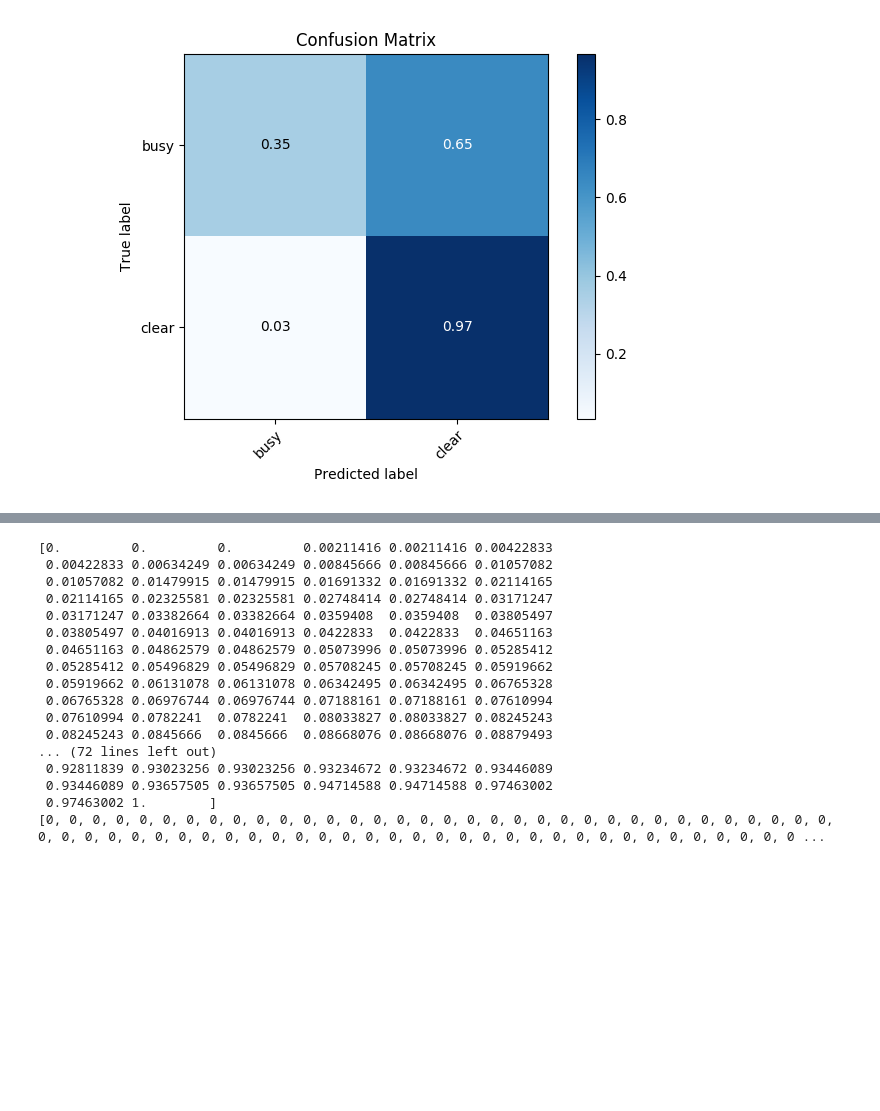
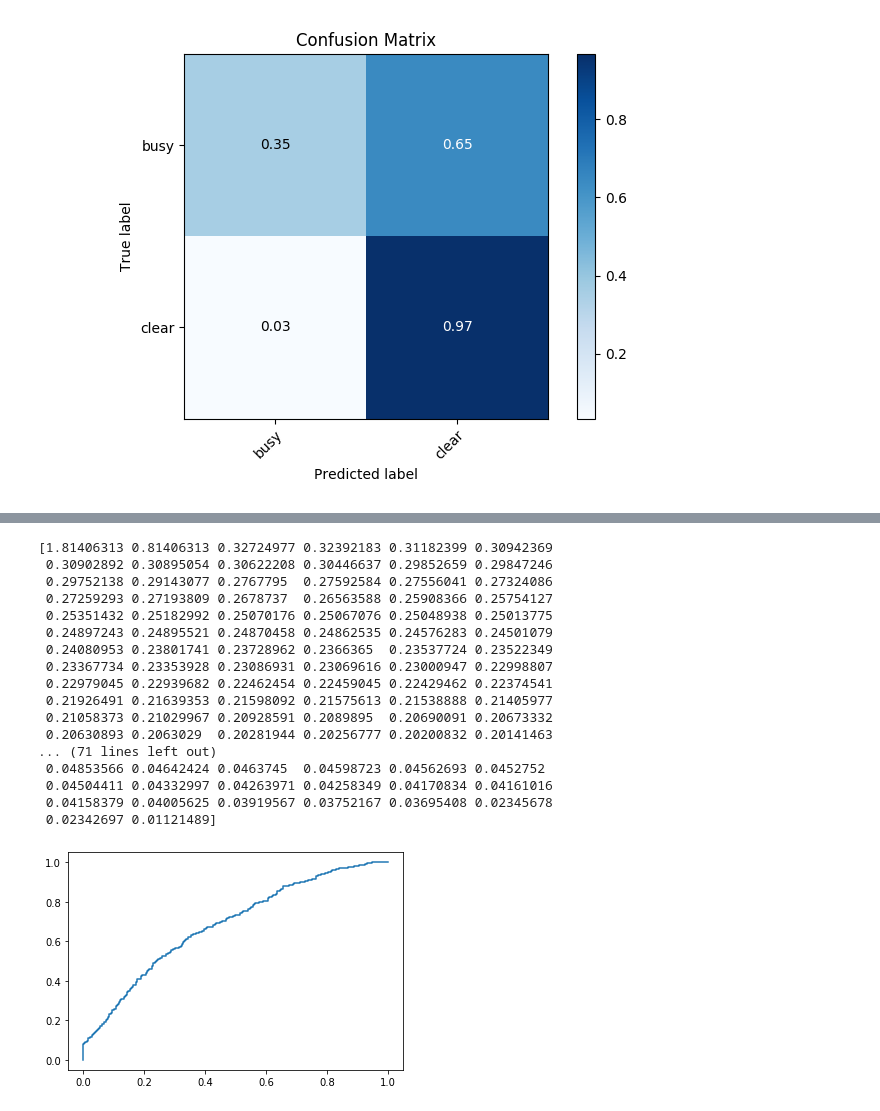
Before and after one commit to backup-test-123/flytekubecondemo2019, a Jupyter notebook: demoproject/Visualize Output.ipynb, the cells around one changed output, grey strips where cells are left out. Saved outputs shown, nothing was run; the diff lists cells and outputs as text; code cells hidden in the pictures; blank space fills up the shorter version.

```diff
--- a/demoproject/Visualize Output.ipynb
+++ b/demoproject/Visualize Output.ipynb
@@ -76,4 +75,5 @@ spec {
 # %%
+PROJECT="flytekubecondemo2019"
 eval_wf_exec = SdkWorkflowExecution.fetch(project=PROJECT, domain="development", name="fpn6gaba")
 
 ground_truths_out = eval_wf_exec.get_node_executions()["evaluate-on-datasets-task"].outputs["ground_truths_out"]
@@ -88,33 +88,36 @@ def generate_predictions(ground_truths, probabilities):
         probabilities,
         pos_label_idx=pos_label_idx,
     )
-    print(tpr)
-    print(fpr)
+    print(roc_thresholds)
+
     threshold_val = float(calculate_cutoff_youdens_j(tpr, fpr, roc_thresholds))
     predictions = [1 if p[pos_label_idx] > threshold_val else 0 for p in probabilities]
     thresholds = [float(v) for v in roc_thresholds]
-    return threshold_val, thresholds, predictions
+    import matplotlib.pyplot as plt
+    plt.plot(tpr, fpr)
+    plt.show()
+    # return threshold_val, thresholds, predictions
 #    predictions.set([1 if p[pos_label_idx] > threshold_val else 0 for p in probabilities])
 #    threshold.set(threshold_val)
 #    thresholds.set([float(v) for v in roc_thresholds])
 # %%
-opt_th, ths, preds = generate_predictions(ground_truths=ground_truths_out, probabilities=predictions_out)
-print(preds)
+generate_predictions(ground_truths=ground_truths_out, probabilities=predictions_out)
 # %% [output]
-[0.         0.         0.         0.00211416 0.00211416 0.00422833
- 0.00422833 0.00634249 0.00634249 0.00845666 0.00845666 0.01057082
- 0.01057082 0.01479915 0.01479915 0.01691332 0.01691332 0.02114165
- 0.02114165 0.02325581 0.02325581 0.02748414 0.02748414 0.03171247
- 0.03171247 0.03382664 0.03382664 0.0359408  0.0359408  0.03805497
- 0.03805497 0.04016913 0.04016913 0.0422833  0.0422833  0.04651163
- 0.04651163 0.04862579 0.04862579 0.05073996 0.05073996 0.05285412
- 0.05285412 0.05496829 0.05496829 0.05708245 0.05708245 0.05919662
- 0.05919662 0.06131078 0.06131078 0.06342495 0.06342495 0.06765328
- 0.06765328 0.06976744 0.06976744 0.07188161 0.07188161 0.07610994
- 0.07610994 0.0782241  0.0782241  0.08033827 0.08033827 0.08245243
- 0.08245243 0.0845666  0.0845666  0.08668076 0.08668076 0.08879493
-... (72 lines left out)
- 0.92811839 0.93023256 0.93023256 0.93234672 0.93234672 0.93446089
- 0.93446089 0.93657505 0.93657505 0.94714588 0.94714588 0.97463002
- 0.97463002 1.        ]
-[0, 0, 0, 0, 0, 0, 0, 0, 0, 0, 0, 0, 0, 0, 0, 0, 0, 0, 0, 0, 0, 0, 0, 0, 0, 0, 0, 0, 0, 0, 0, 0, 0, 0, 0, 0, 0, 0, 0, 0, 0, 0, 0, 0, 0, 0, 0, 0, 0, 0, 0, 0, 0, 0, 0, 0, 0, 0, 0, 0, 0, 0, 0, 0, 0, 0, 0 ...
+[1.81406313 0.81406313 0.32724977 0.32392183 0.31182399 0.30942369
+ 0.30902892 0.30895054 0.30622208 0.30446637 0.29852659 0.29847246
+ 0.29752138 0.29143077 0.2767795  0.27592584 0.27556041 0.27324086
+ 0.27259293 0.27193809 0.2678737  0.26563588 0.25908366 0.25754127
+ 0.25351432 0.25182992 0.25070176 0.25067076 0.25048938 0.25013775
+ 0.24897243 0.24895521 0.24870458 0.24862535 0.24576283 0.24501079
+ 0.24080953 0.23801741 0.23728962 0.2366365  0.23537724 0.23522349
+ 0.23367734 0.23353928 0.23086931 0.23069616 0.23000947 0.22998807
+ 0.22979045 0.22939682 0.22462454 0.22459045 0.22429462 0.22374541
+ 0.21926491 0.21639353 0.21598092 0.21575613 0.21538888 0.21405977
+ 0.21058373 0.21029967 0.20928591 0.2089895  0.20690091 0.20673332
+ 0.20630893 0.2063029  0.20281944 0.20256777 0.20200832 0.20141463
+... (71 lines left out)
+ 0.04853566 0.04642424 0.0463745  0.04598723 0.04562693 0.0452752
+ 0.04504411 0.04332997 0.04263971 0.04258349 0.04170834 0.04161016
+ 0.04158379 0.04005625 0.03919567 0.03752167 0.03695408 0.02345678
+ 0.02342697 0.01121489]
+[figure, added]
```
Also changed, not shown: parts of 1 cell of this notebook, 1 other file.
